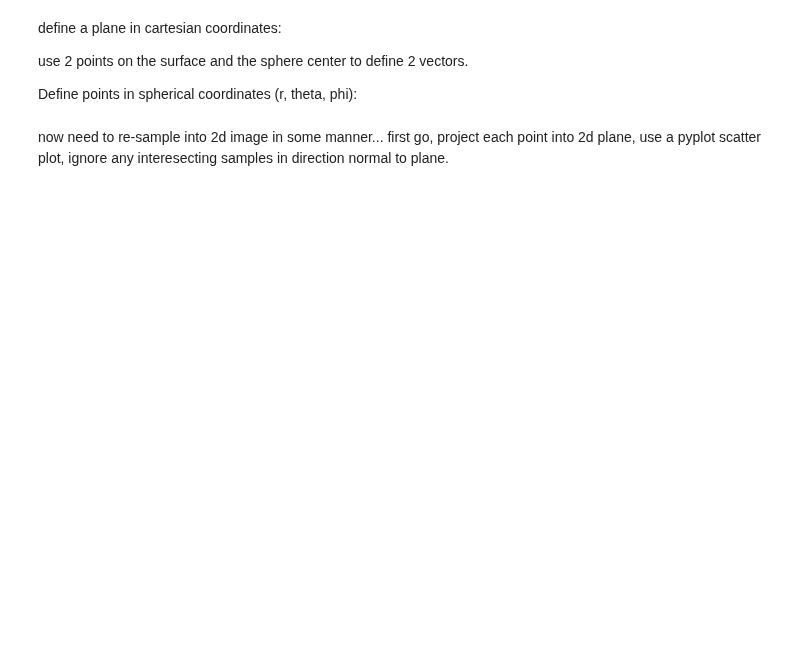
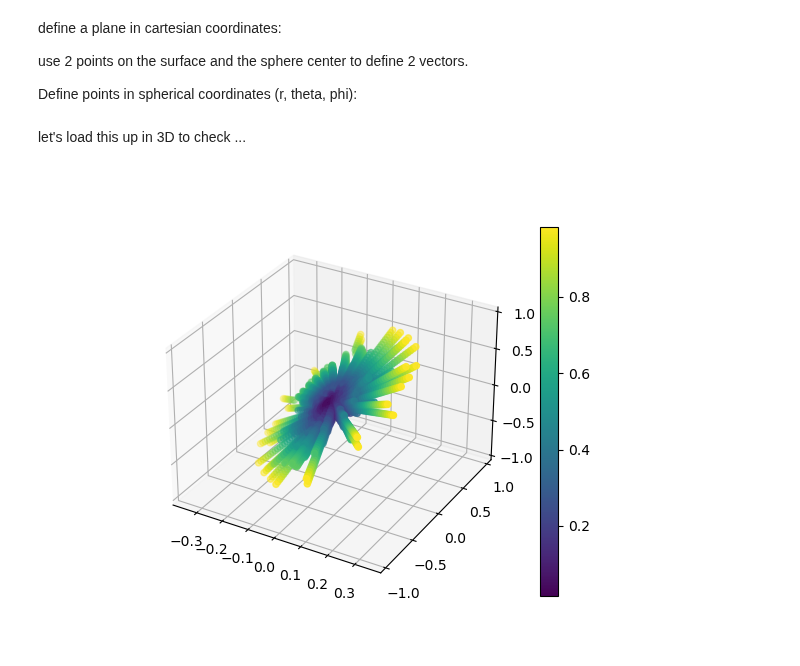
Before and after one commit to chrishavlin/yt_scratch, a Jupyter notebook: notebooks/geodata/cartesian_slices_in_sphere.ipynb, the cells around one changed output. Drawn from its saved outputs; the diff is of its cells as text; code cells hidden in the pictures; blank space fills up the shorter version.

Commit message:
3d plot

```diff
--- a/notebooks/geodata/cartesian_slices_in_sphere.ipynb
+++ b/notebooks/geodata/cartesian_slices_in_sphere.ipynb
@@ -37,6 +65,7 @@ def _dist_from_plane(field, data):
     # points have changed
     pt1_xyz = np.array(to_cartesian(*pt1))
     pt2_xyz = np.array(to_cartesian(*pt2))
+    pt3_xyz = np.array(to_cartesian(*pt3))
     vec1 = pt1_xyz - pt3_xyz
     vec2 = pt2_xyz - pt3_xyz
     normal_vec = np.cross(vec1, vec2)
@@ -44,10 +73,9 @@ def _dist_from_plane(field, data):
     normal_vec = normal_vec / vec_mag
 
     # get cartesian points of each data point
-    r = data['index', 'r'].to('code_length').d
-    theta = data['index', 'theta'].d
-    phi = data['index', 'phi'].d
-    x, y, z = to_cartesian(r, theta, phi)
+    x = data['index', 'x'].d
+    y = data['index', 'y'].d
+    z = data['index', 'z'].d
 
     # vector from each point to point on plane
     dist_vec = (x - pt1_xyz[0], y - pt1_xyz[1], z - pt1_xyz[2])
@@ -67,11 +95,12 @@ ds.add_field(
     force_override=True,
 )
 # %%
-cr = ds.cut_region(ds.all_data(), ["obj[('index', 'dist_from_plane')] < 0.01"])
+cr = ds.cut_region(ds.all_data(), ["obj[('index', 'dist_from_plane')] < 0.025"])
 # %%
 d = cr[('stream', 'Density')]
+x = cr[('index', 'x')]
+y = cr[('index', 'y')]
+z = cr[('index', 'z')]
 r = cr[('index', 'r')]
-theta = cr[('index', 'theta')]
-phi = cr[('index', 'phi')]
 # %% [markdown]
-now need to re-sample into 2d image in some manner... first go, project each point into 2d plane, use a pyplot scatter plot, ignore any interesecting samples in direction normal to plane.
+let's load this up in 3D to check ...
@@ -78 +112,9 @@ now need to re-sample into 2d image in some manner... first go, project each poi
+# %%
+fig = plt.figure()
+ax = fig.add_subplot(111, projection='3d')
+sc = ax.scatter(x, y, z, c=r)
+plt.colorbar(sc, ax=ax)
+plt.show()
+# %% [output]
+[figure, added]
 # %%
```
Also changed, not shown: parts of 5 cells of this notebook.
